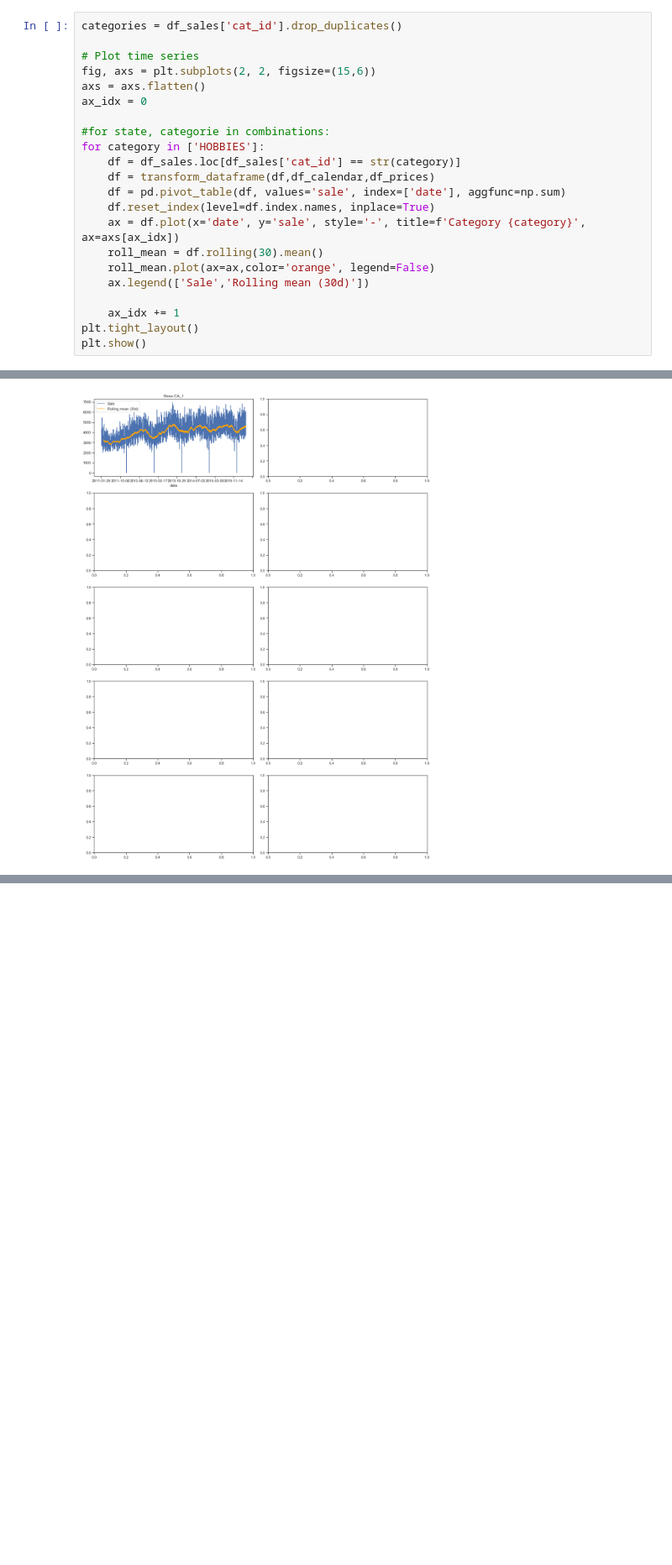
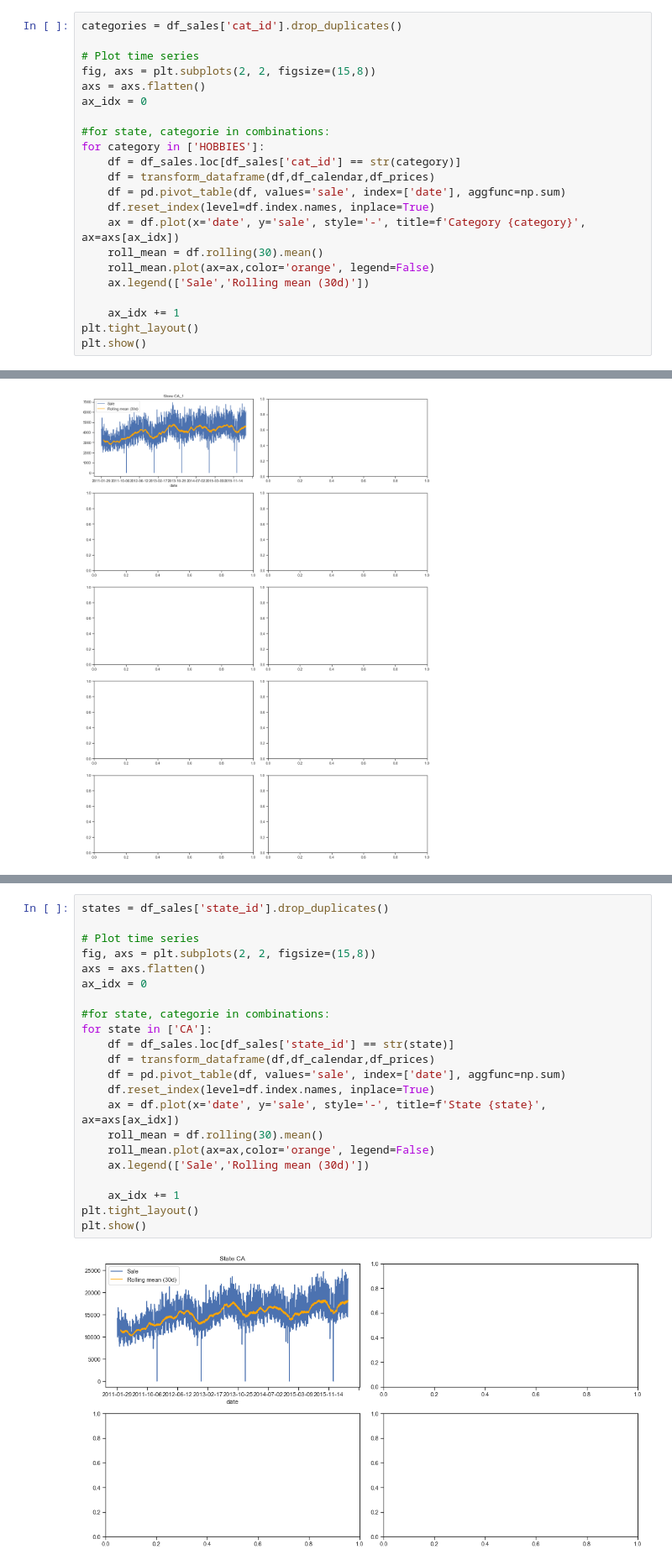
Before and after one commit to dominicdoerig/predicting-sales-data, a Jupyter notebook: m5_challenge/01_data_exploration.ipynb, the cells around one changed output, grey strips where cells are left out. Shown at 84% size. Drawn from its saved outputs; the diff is of its cells as text; blank space fills up the shorter version.

Commit message:
plot Unit sales of all products, aggregated for each State added

```diff
--- a/m5_challenge/01_data_exploration.ipynb
+++ b/m5_challenge/01_data_exploration.ipynb
@@ -449,7 +449,7 @@ plt.show()
 categories = df_sales['cat_id'].drop_duplicates()
 
 # Plot time series
-fig, axs = plt.subplots(2, 2, figsize=(15,6))
+fig, axs = plt.subplots(2, 2, figsize=(15,8))
 axs = axs.flatten()
 ax_idx = 0
 
@@ -497,0 +500,24 @@ plt.show()
+# %%
+states = df_sales['state_id'].drop_duplicates()
+
+# Plot time series
+fig, axs = plt.subplots(2, 2, figsize=(15,8))
+axs = axs.flatten()
+ax_idx = 0
+
+#for state, categorie in combinations:
+for state in ['CA']:
+    df = df_sales.loc[df_sales['state_id'] == str(state)]
+    df = transform_dataframe(df,df_calendar,df_prices)
+    df = pd.pivot_table(df, values='sale', index=['date'], aggfunc=np.sum)
+    df.reset_index(level=df.index.names, inplace=True)
+    ax = df.plot(x='date', y='sale', style='-', title=f'State {state}', ax=axs[ax_idx])
+    roll_mean = df.rolling(30).mean()
+    roll_mean.plot(ax=ax,color='orange', legend=False)
+    ax.legend(['Sale','Rolling mean (30d)'])
+
+    ax_idx += 1
+plt.tight_layout()
+plt.show()
+# %% [output]
+[figure, added]
```
Also changed, not shown: parts of 1 cell of this notebook.
